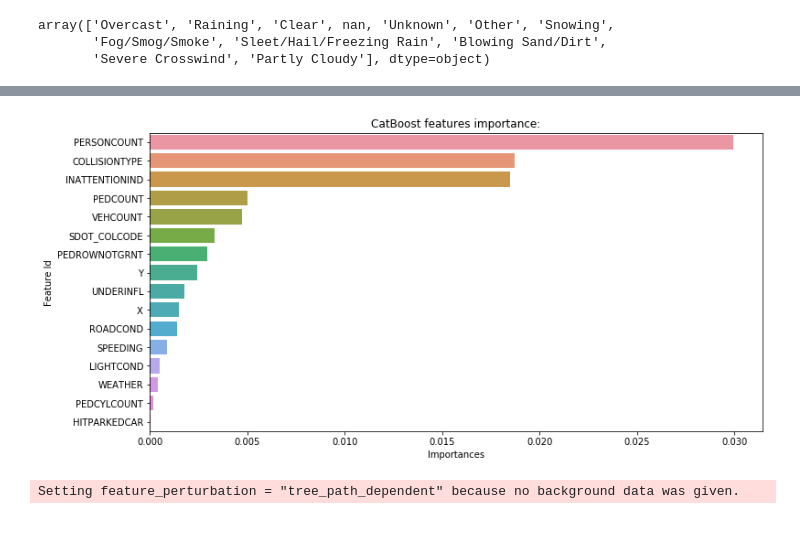
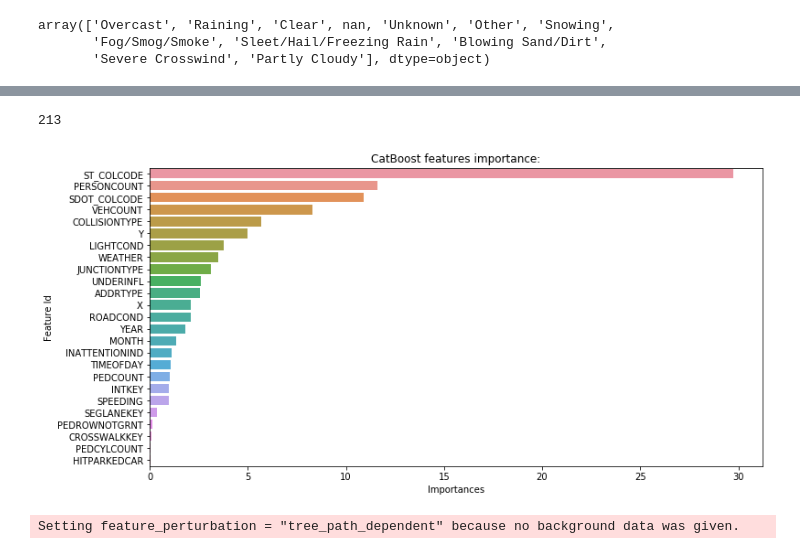
Before and after one commit to qcabel/collision-severity-prediction, a Jupyter notebook: predict_collision_severity.ipynb, the cells around one changed output, grey strips where cells are left out. Drawn from its saved outputs; the diff is of its cells as text; code cells hidden in the pictures.

```diff
--- a/predict_collision_severity.ipynb
+++ b/predict_collision_severity.ipynb
@@ -784,5 +872,7 @@ import catboost
 print(catboost.__version__)
 # %% [output]
 0.24.2
+# %%
+df['ST_COLCODE'].fillna(999, inplace=True)
 # %%
 df['WEATHER'].unique()
@@ -793,5 +896,7 @@ array(['Overcast', 'Raining', 'Clear', nan, 'Unknown', 'Other', 'Snowing',
 # %%
 df_preprocessed = pd.concat([categ_to_ordinal(df, feature='COLLISIONTYPE'),
+                             categ_to_ordinal(df, feature='ADDRTYPE'),
+                             categ_to_ordinal(df, feature='JUNCTIONTYPE'),
                              categ_to_ordinal(df, feature='HITPARKEDCAR'),
                              categ_to_ordinal(df, feature='INATTENTIONIND'),
                              categ_to_ordinal(df, feature='UNDERINFL'),
@@ -800,7 +905,8 @@ df_preprocessed = pd.concat([categ_to_ordinal(df, feature='COLLISIONTYPE'),
                              categ_to_ordinal(df, feature='WEATHER'),
                              categ_to_ordinal(df, feature='ROADCOND'),
                              categ_to_ordinal(df, feature='LIGHTCOND'),
-                             df[['SDOT_COLCODE', 'X', 'Y',
+                             df[['SDOT_COLCODE', 'ST_COLCODE', 'INTKEY', 'SEGLANEKEY', 'CROSSWALKKEY',
+                                 'X', 'Y', 'MONTH', 'YEAR', 'TIMEOFDAY',
                                  'PERSONCOUNT', 'PEDCOUNT', 'PEDCYLCOUNT', 'VEHCOUNT']]], axis=1)
 #
 # not necessary to oridnal_encode categorical featuers (it should accept string values),
@@ -809,7 +915,7 @@ df_preprocessed = pd.concat([categ_to_ordinal(df, feature='COLLISIONTYPE'),
 # df_preprocessed = pd.concat([categ_to_ordinal(df, feature='WEATHER'),
 #                              df[['PEDCOUNT','SDOT_COLCODE']]], axis=1)
 # %%
-cat_features = list(range(10))
+cat_features = list(range(16))
 print(cat_features)
 df_preprocessed
 # %% [output]
@@ -841,10 +947,11 @@ val_pool = Pool(data=X_test,
 model = CatBoostClassifier(iterations=500,
                            depth=6,
 #                            learning_rate=1e-2, # algo automatically decided
-                           loss_function='Logloss',
+                           loss_function='Logloss', #'CrossEntropy', 'Logloss'
                            eval_metric='AUC',
                            early_stopping_rounds=50,
-                           verbose=True)
+                           verbose=True,
+                           ignored_features=[])
 # train the model
 model.fit(train_pool, eval_set=val_pool,
          use_best_model=True, # True if we don't want to save trees created after iteration with the best validation score
@@ -877,13 +984,17 @@ auc: 0.8047022756472573
+# %%
+model.tree_count_
+# %% [output]
+213
 # %%
 # feature importance
 df_catboost_feature_importance = model.get_feature_importance(data=train_pool,
-                                 type='LossFunctionChange',
+#                                  type='ShapValues', #type='LossFunctionChange',
                                  prettified=True,
                                  thread_count=-1,verbose=False)
 
 plt.figure(figsize=(12, 6));
 sns.barplot(x="Importances", y="Feature Id", data=df_catboost_feature_importance);
 plt.title('CatBoost features importance:');
 # %% [output]
-[figure, old version]
+[figure, new version]
 # %%
```
Also changed, not shown: parts of 47 cells of this notebook.
